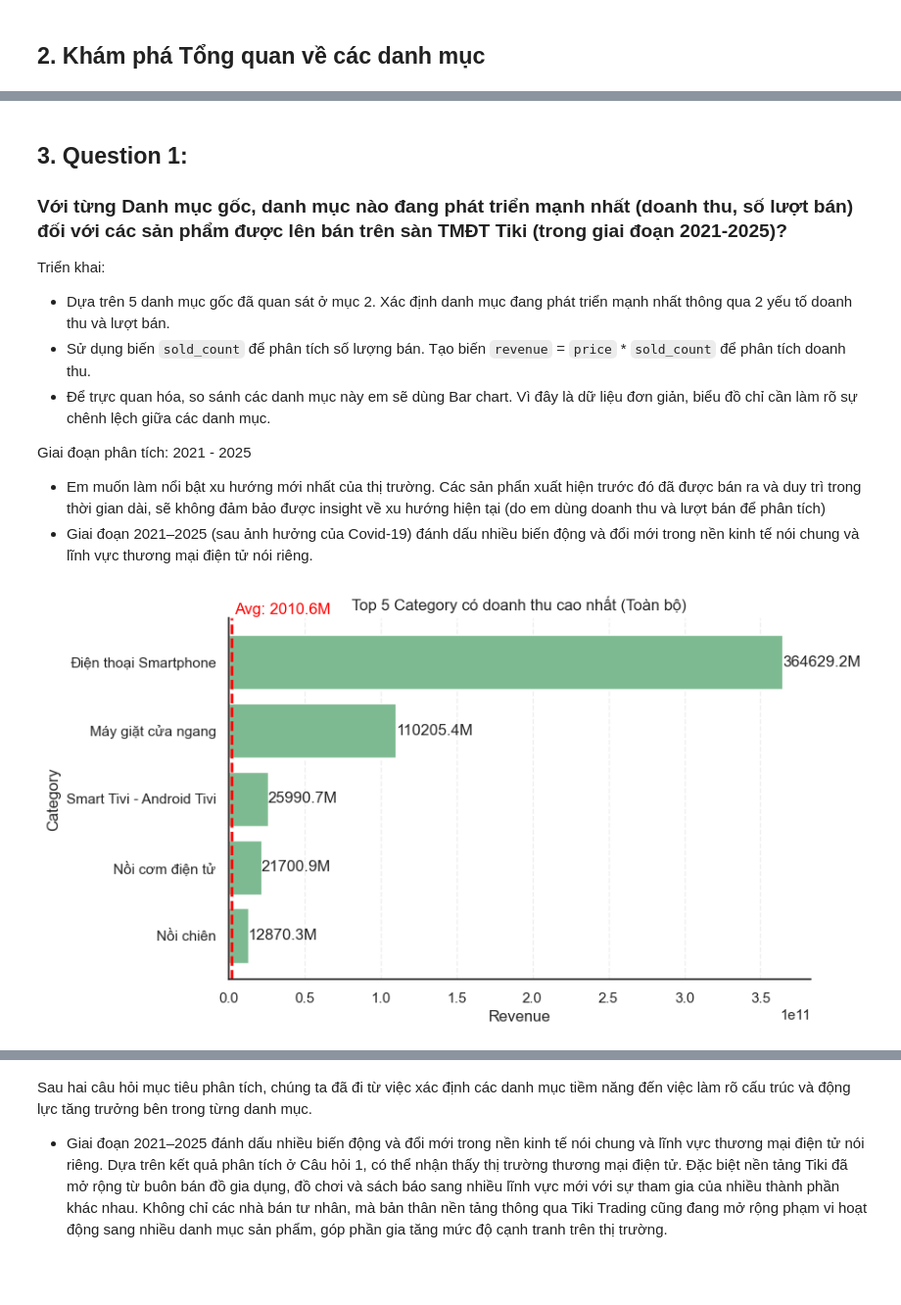
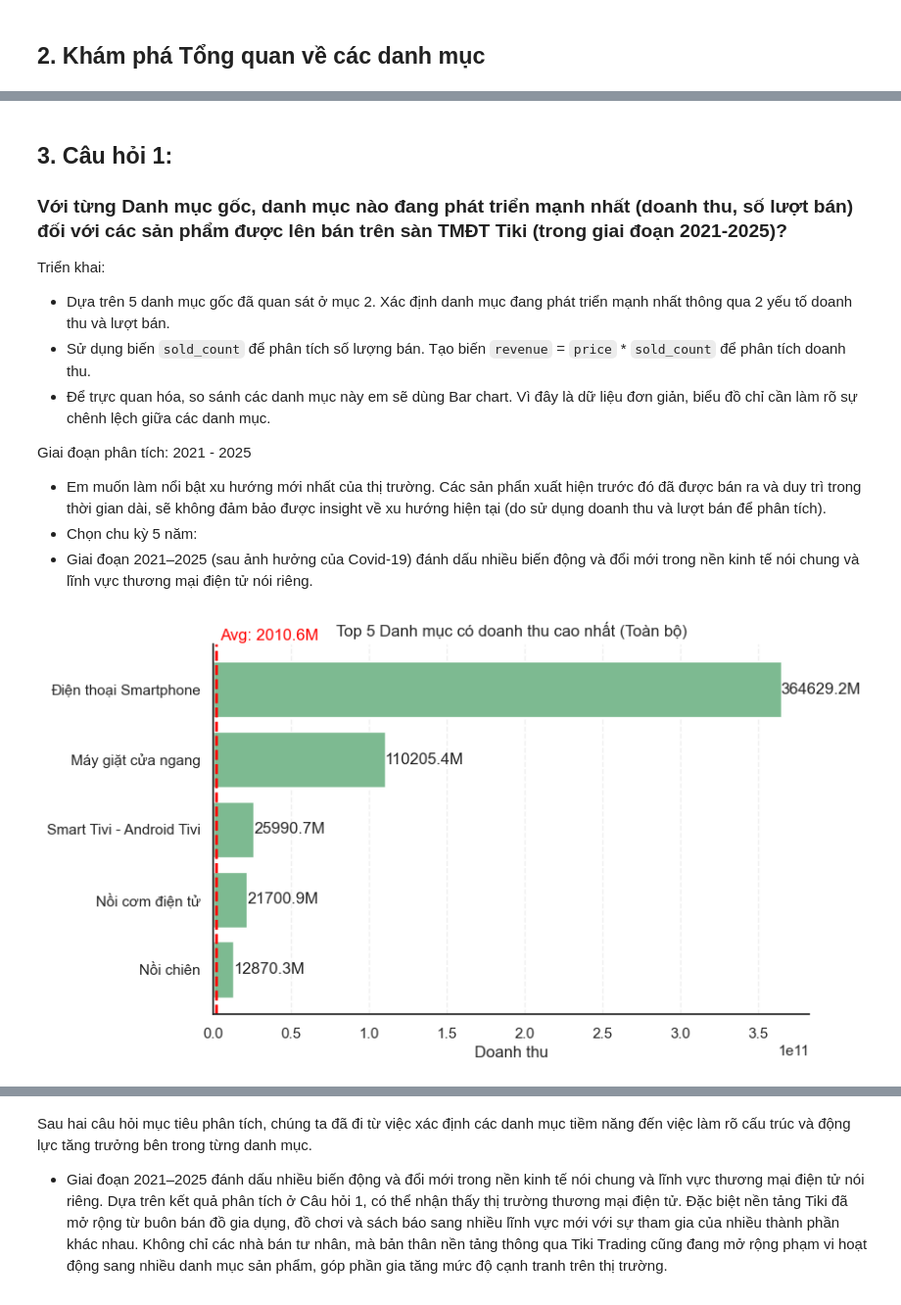
Before and after one commit to phuongth05/DV_LAB01, a Jupyter notebook: notebooks/questions/phuong.ipynb, the cells around one changed output, grey strips where cells are left out. Shown at 98% size. Cells and saved outputs as stored; diff of their text form; code cells hidden in the pictures; blank space fills up the shorter version.

```diff
--- a/notebooks/questions/phuong.ipynb
+++ b/notebooks/questions/phuong.ipynb
@@ -46,9 +44,9 @@ os.makedirs(output_dir, exist_ok=True)
 # %%
 # Load 4 common data tables following team standards
-df_store = pd.read_csv('../data/stores.csv')
-df_category = pd.read_csv('../data/categories.csv')
-df_product = pd.read_csv('../data/products.csv')
-df_review = pd.read_csv('../data/reviews.csv')
+df_store = pd.read_csv('../../data/stores.csv')
+df_category = pd.read_csv('../../data/categories.csv')
+df_product = pd.read_csv('../../data/products.csv')
+df_review = pd.read_csv('../../data/reviews.csv')
 
 print("Data Size:")
 print(f"Stores: {df_store.shape}")
@@ -294,5 +292,5 @@ plt.show()
 # %% [markdown]
-## 3. Question 1:
+## 3. Câu hỏi 1:
 
 ### Với từng Danh mục gốc, danh mục nào đang phát triển mạnh nhất (doanh thu, số lượt bán) đối với các sản phẩm được lên bán trên sàn TMĐT Tiki (trong giai đoạn 2021-2025)?
 
@@ -302,7 +300,8 @@ Triển khai:
 - Để trực quan hóa, so sánh các danh mục này em sẽ dùng Bar chart. Vì đây là dữ liệu đơn giản, biểu đồ chỉ cần làm rõ sự chênh lệch giữa các danh mục.
 
 Giai đoạn phân tích: 2021 - 2025
-- Em muốn làm nổi bật xu hướng mới nhất của thị trường. Các sản phẩn xuất hiện trước đó đã được bán ra và duy trì trong thời gian dài, sẽ không đảm bảo được insight về xu hướng hiện tại (do em dùng doanh thu và lượt bán để phân tích)
+- Em muốn làm nổi bật xu hướng mới nhất của thị trường. Các sản phẩn xuất hiện trước đó đã được bán ra và duy trì trong thời gian dài, sẽ không đảm bảo được insight về xu hướng hiện tại (do sử dụng doanh thu và lượt bán để phân tích).
+- Chọn chu kỳ 5 năm:
 - Giai đoạn 2021–2025 (sau ảnh hưởng của Covid-19) đánh dấu nhiều biến động và đổi mới trong nền kinh tế nói chung và lĩnh vực thương mại điện tử nói riêng.
 # %%
 df_product['created_at'] = pd.to_datetime(df_product['created_at'], errors='coerce')
@@ -377,35 +376,34 @@ avg_each_root = (
     .reset_index(name="avg_revenue")
 )
 
 
 plt.figure(figsize=(8,5))
 
 plt.barh(top5_all["category_name"], top5_all["revenue"])
 plt.gca().invert_yaxis()
 
 for i, v in enumerate(top5_all["revenue"]):
     plt.text(v, i, f"{v/1e6:.1f}M", va='center')
 
 plt.axvline(x=avg_all, color='red', linestyle='--', linewidth=2)
 offset = avg_all * 1
 
 plt.text(
     avg_all + offset,
     -0.7,
     f"Avg: {avg_all/1e6:.1f}M",
     color='red'
 )
 
 ax = plt.gca()
 
 for spine in ["top", "right"]:
     ax.spines[spine].set_visible(False)
 plt.grid(axis='x', linestyle='--', alpha=0.3)
-plt.title("Top 5 Category có doanh thu cao nhất (Toàn bộ)")
-plt.xlabel("Revenue")
-plt.ylabel("Category")
+plt.title("Top 5 Danh mục có doanh thu cao nhất (Toàn bộ)")
+plt.xlabel("Doanh thu")
 
 plt.show()
 # %% [output]
-[figure, old version]
+[figure, new version]
 # %% [markdown]
```
Also changed, not shown: parts of 19 cells of this notebook, 2 other files.
